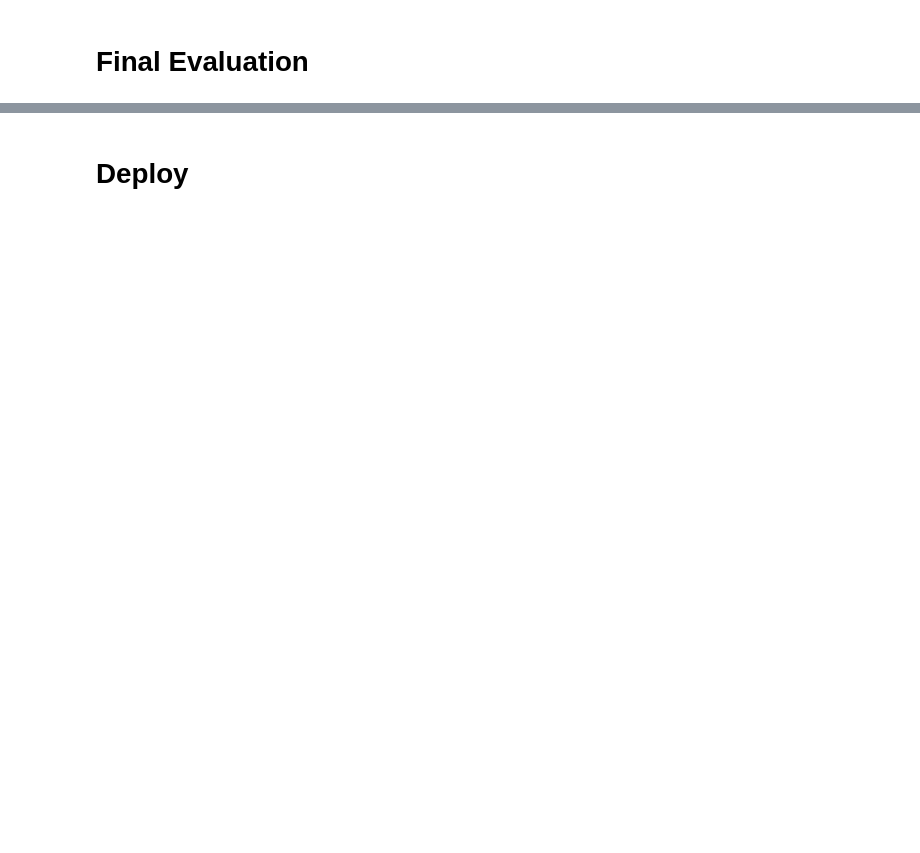
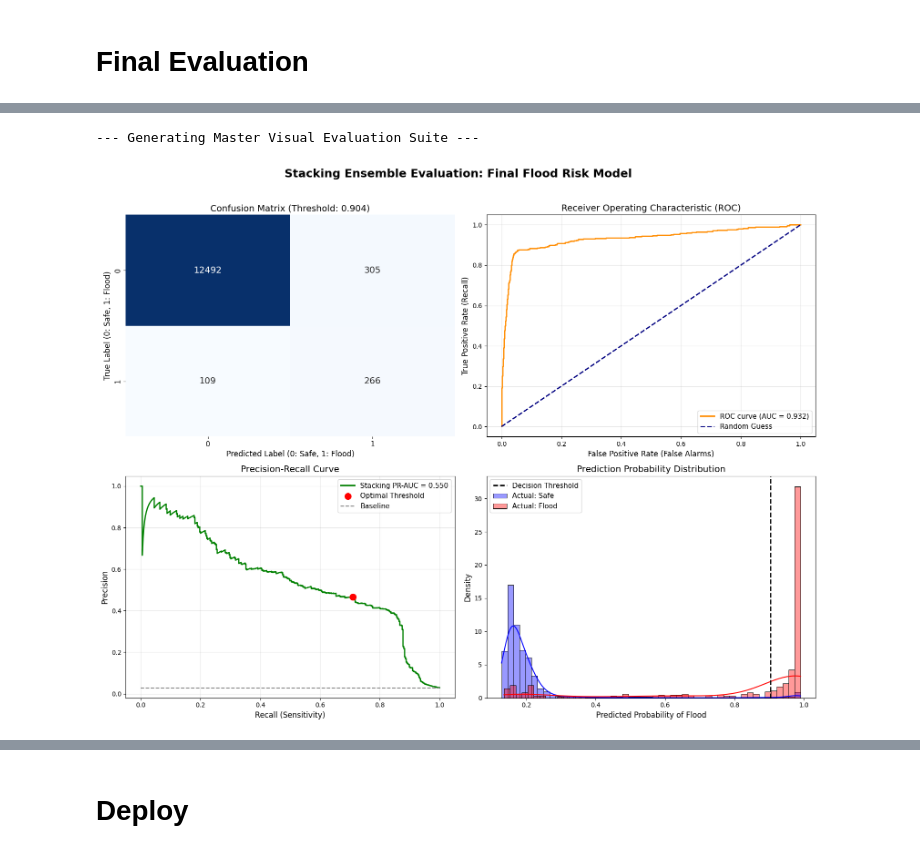
Before and after one commit to iblaw/flood-predictorML, a Jupyter notebook: notebooks/Nigeria_Flood_Predictor.ipynb, the cells around one changed output, grey strips where cells are left out. Saved outputs shown, nothing was run; the diff lists cells and outputs as text; code cells hidden in the pictures; blank space fills up the shorter version.

```diff
--- a/notebooks/Nigeria_Flood_Predictor.ipynb
+++ b/notebooks/Nigeria_Flood_Predictor.ipynb
@@ -912,0 +1111,58 @@ else:
+# %%
+print("--- Generating Master Visual Evaluation Suite ---")
+
+# Set up the figure with a 2x2 grid
+fig, axes = plt.subplots(2, 2, figsize=(16, 12))
+fig.suptitle('Stacking Ensemble Evaluation: Final Flood Risk Model', fontsize=18, fontweight='bold', y=1.02)
+
+# --- 1. Confusion Matrix ---
+# Using your optimized threshold (0.904)
+cm = confusion_matrix(y_test, y_pred_optimal_stk)
+sns.heatmap(cm, annot=True, fmt='d', cmap='Blues', ax=axes[0, 0],
+            annot_kws={'size': 14}, cbar=False)
+axes[0, 0].set_title(f'Confusion Matrix (Threshold: {best_thresh_stk:.3f})', fontsize=14)
+axes[0, 0].set_xlabel('Predicted Label (0: Safe, 1: Flood)', fontsize=12)
+axes[0, 0].set_ylabel('True Label (0: Safe, 1: Flood)', fontsize=12)
+axes[0, 0].tick_params(labelsize=11)
+
+# --- 2. ROC Curve ---
+fpr, tpr, roc_thresholds = roc_curve(y_test, y_pred_prob_stack)
+roc_auc = auc(fpr, tpr)
+axes[0, 1].plot(fpr, tpr, color='darkorange', lw=2, label=f'ROC curve (AUC = {roc_auc:.3f})')
+axes[0, 1].plot([0, 1], [0, 1], color='navy', lw=2, linestyle='--', label='Random Guess')
+axes[0, 1].set_title('Receiver Operating Characteristic (ROC)', fontsize=14)
+axes[0, 1].set_xlabel('False Positive Rate (False Alarms)', fontsize=12)
+axes[0, 1].set_ylabel('True Positive Rate (Recall)', fontsize=12)
+axes[0, 1].legend(loc="lower right", fontsize=11)
+axes[0, 1].grid(True, alpha=0.3)
+
+# --- 3. Precision-Recall Curve ---
+pr_auc_stack = average_precision_score(y_test, y_pred_prob_stack)
+axes[1, 0].plot(recall_stk, precision_stk, color='green', lw=2, label=f'Stacking PR-AUC = {pr_auc_stack:.3f}')
+# Plotting the exact point of our optimal threshold
+axes[1, 0].scatter([recall_stk[best_idx_stk]], [precision_stk[best_idx_stk]],
+                   color='red', s=100, label='Optimal Threshold', zorder=5)
+baseline = len(y_test[y_test==1]) / len(y_test)
+axes[1, 0].plot([0, 1], [baseline, baseline], linestyle='--', color='gray', label='Baseline')
+axes[1, 0].set_title('Precision-Recall Curve', fontsize=14)
+axes[1, 0].set_xlabel('Recall (Sensitivity)', fontsize=12)
+axes[1, 0].set_ylabel('Precision', fontsize=12)
+axes[1, 0].legend(loc="upper right", fontsize=11)
+axes[1, 0].grid(True, alpha=0.3)
+
+# --- 4. Probability Distribution ---
+sns.histplot(y_pred_prob_stack[y_test == 0], color='blue', label='Actual: Safe',
+             kde=True, stat='density', alpha=0.4, bins=50, ax=axes[1, 1])
+sns.histplot(y_pred_prob_stack[y_test == 1], color='red', label='Actual: Flood',
+             kde=True, stat='density', alpha=0.4, bins=50, ax=axes[1, 1])
+axes[1, 1].axvline(x=best_thresh_stk, color='black', linestyle='--', lw=2, label='Decision Threshold')
+axes[1, 1].set_title('Prediction Probability Distribution', fontsize=14)
+axes[1, 1].set_xlabel('Predicted Probability of Flood', fontsize=12)
+axes[1, 1].set_ylabel('Density', fontsize=12)
+axes[1, 1].legend(fontsize=11)
+
+plt.tight_layout()
+plt.show()
+# %% [output]
+--- Generating Master Visual Evaluation Suite ---
+[figure, added]
```
Also changed, not shown: parts of 48 cells of this notebook.
